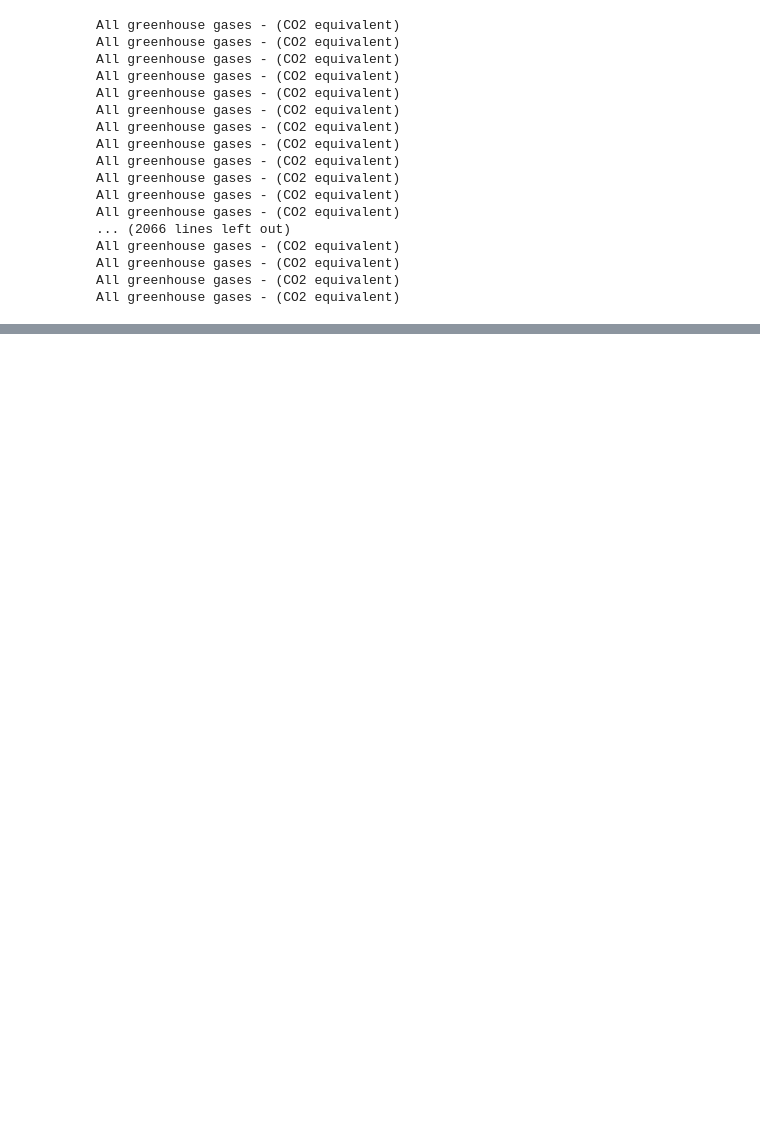
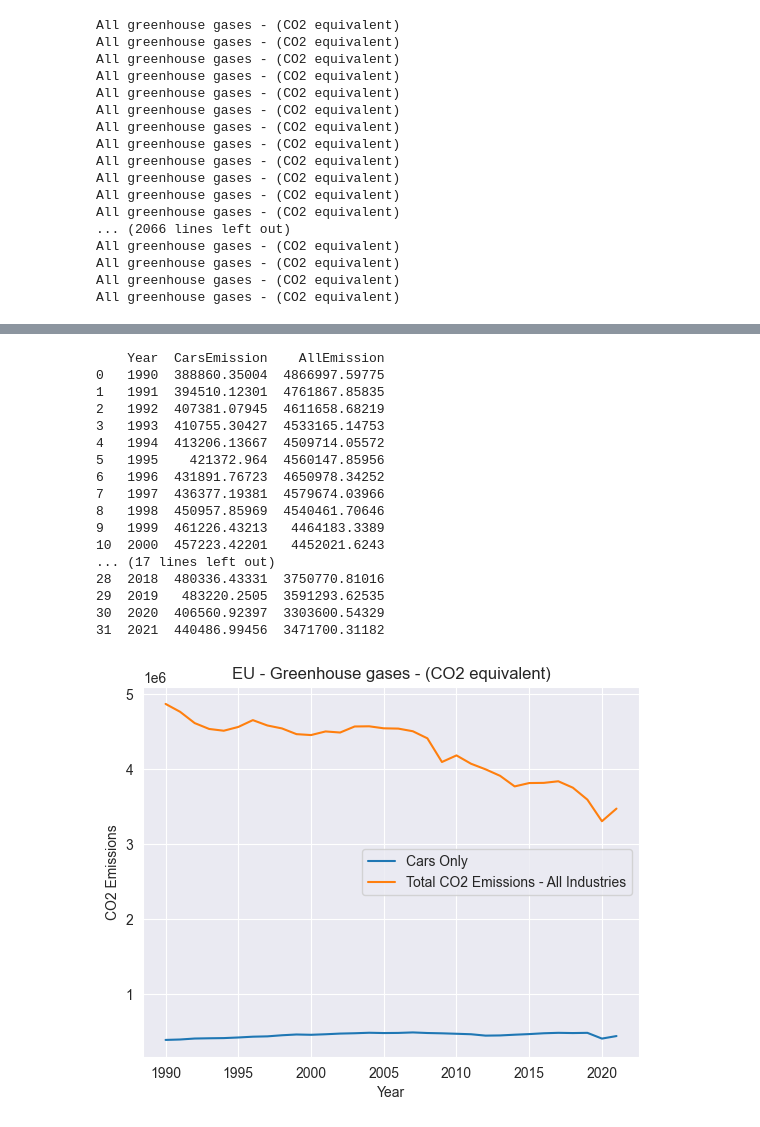
Before and after one commit to BrianRiera/CA_Database-Analytics, a Jupyter notebook: eu_ghg_emissions_csv_2_json.ipynb, the cells around one changed output, grey strips where cells are left out. Drawn from its saved outputs; the diff is of its cells as text; code cells hidden in the pictures; blank space fills up the shorter version.

Commit message:
EU level CO2 emissions

```diff
--- a/eu_ghg_emissions_csv_2_json.ipynb
+++ b/eu_ghg_emissions_csv_2_json.ipynb
@@ -45,0 +97,20 @@ All greenhouse gases - (CO2 equivalent)
+# %%
+try :
+    dbConnection = psycopg2.connect(
+        user = "dap",
+        password = "dap",
+        host = "192.168.56.30",
+        port = "5432",
+        database = "climate")
+    dbConnection.set_isolation_level(0) # AUTOCOMMIT
+    dbCursor = dbConnection.cursor()
+    #dbCursor.execute("drop table GreenHouse_CO2;")
+    #dbCursor.execute(createString)
+    dbCursor.execute(readdata)
+    print (dbCursor.fetchall())
+    dbCursor.close()
+except (Exception , psycopg2.Error) as dbError :
+    print ("Error while connecting to PostgreSQL", dbError)
+finally:
+    if(dbConnection):
+        dbConnection.close()
@@ -45,0 +210,43 @@ All greenhouse gases - (CO2 equivalent)
+# %%
+import pandas as pd
+import matplotlib.pyplot as plt
+
+df = pd.DataFrame(CO2_cars_Only, columns =['Year', 'CarsEmission'])
+sorted_df_cars = df.sort_values('Year').reindex()
+#print(sorted_df_cars)
+
+df1 = pd.DataFrame(CO2_all_sector, columns =['Year', 'AllEmission'])
+sorted_df_all = df1.sort_values('Year').reindex()
+#print(sorted_df_all)
+
+df_combined = pd.merge(sorted_df_cars, sorted_df_all, on='Year')
+
+print(df_combined)
+
+plt.plot(df_combined['Year'], df_combined['CarsEmission'], label = 'Cars Only')
+plt.plot(df_combined['Year'], df_combined['AllEmission'], label = 'Total CO2 Emissions - All Industries')
+plt.title("EU - Greenhouse gases - (CO2 equivalent)")
+plt.xlabel('Year')
+plt.ylabel('CO2 Emissions')
+plt.legend()
+#plt.ylim(0, df_combined.max().iloc[2] + 1000000)
+plt.show()
+# %% [output]
+    Year  CarsEmission    AllEmission
+0   1990  388860.35004  4866997.59775
+1   1991  394510.12301  4761867.85835
+2   1992  407381.07945  4611658.68219
+3   1993  410755.30427  4533165.14753
+4   1994  413206.13667  4509714.05572
+5   1995    421372.964  4560147.85956
+6   1996  431891.76723  4650978.34252
+7   1997  436377.19381  4579674.03966
+8   1998  450957.85969  4540461.70646
+9   1999  461226.43213   4464183.3389
+10  2000  457223.42201   4452021.6243
+... (17 lines left out)
+28  2018  480336.43331  3750770.81016
+29  2019   483220.2505  3591293.62535
+30  2020  406560.92397  3303600.54329
+31  2021  440486.99456  3471700.31182
+[figure, added]
```
Also changed, not shown: parts of 5 cells of this notebook, 1 other file.
